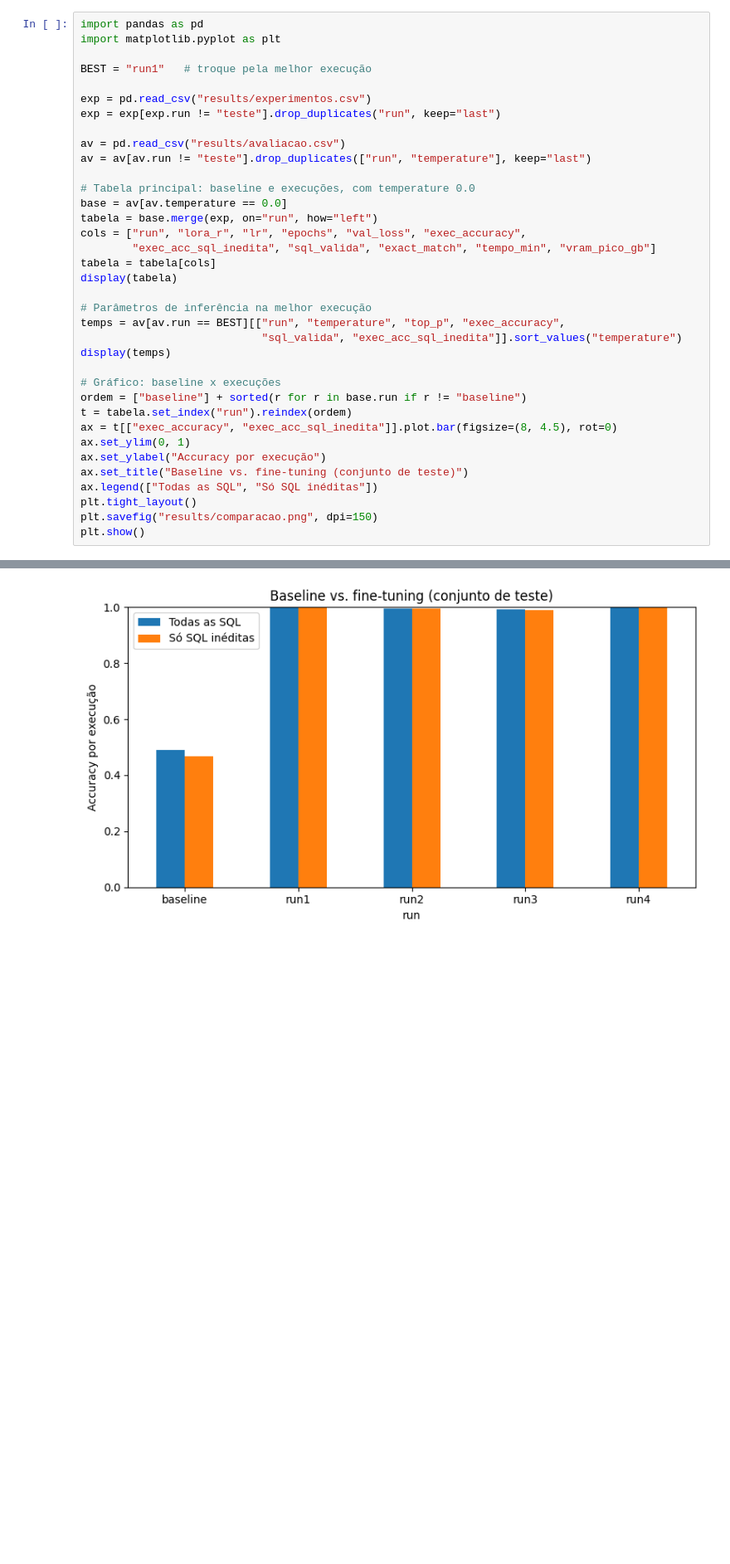
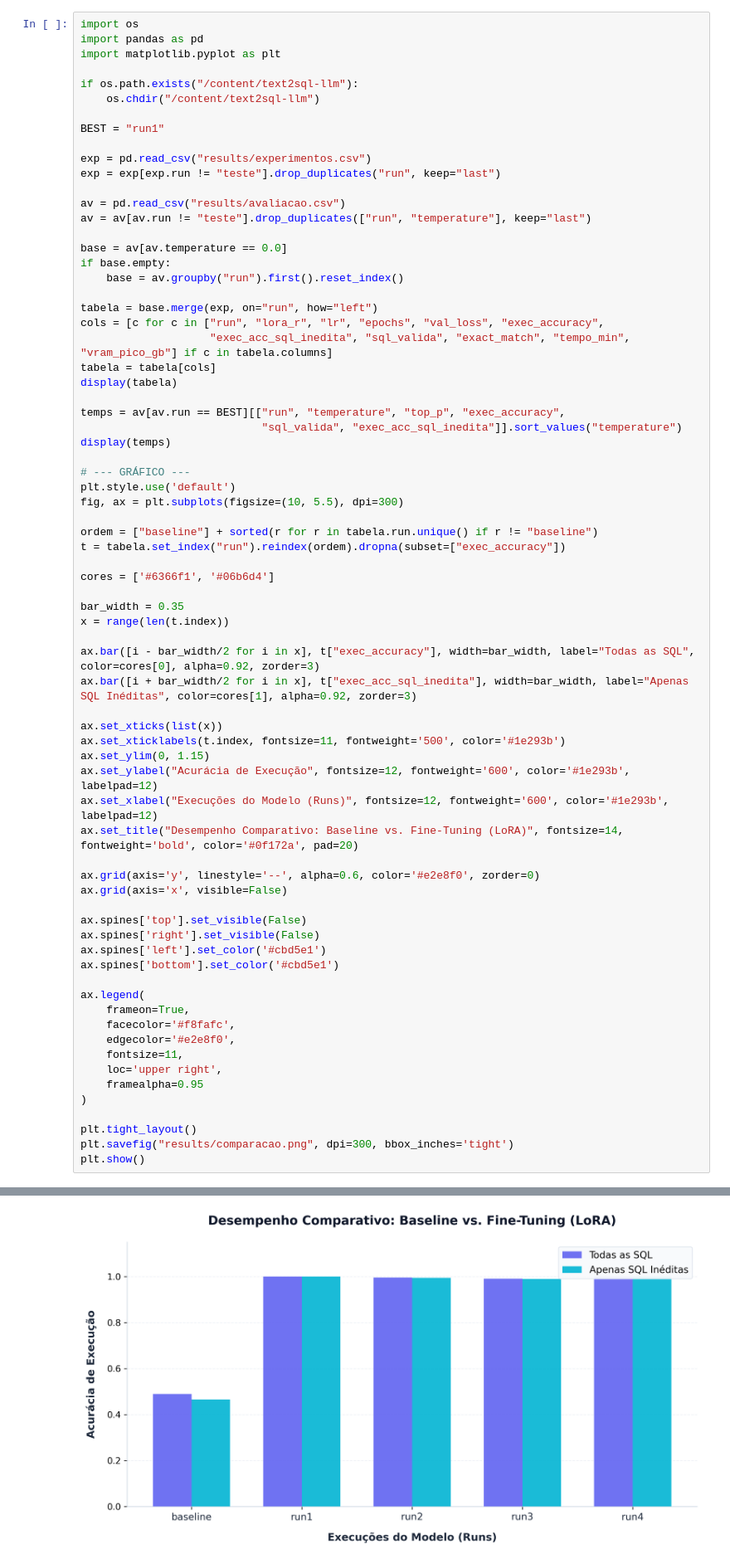
Before and after one commit to palomari/text2sql-llm, a Jupyter notebook: notebooks/text2sql_colab.ipynb, the cells around one changed output, grey strips where cells are left out. Shown at 83% size. Saved outputs shown, nothing was run; the diff lists cells and outputs as text; blank space fills up the shorter version.

```diff
--- a/notebooks/text2sql_colab.ipynb
+++ b/notebooks/text2sql_colab.ipynb
@@ -240,10 +243,14 @@ for t in [0.0, 0.3, 0.7, 1.0]:
 # %% [markdown]
 ## 8. Tabelas e gráfico
 # %%
+import os
 import pandas as pd
 import matplotlib.pyplot as plt
 
-BEST = "run1"   # troque pela melhor execução
+if os.path.exists("/content/text2sql-llm"):
+    os.chdir("/content/text2sql-llm")
+
+BEST = "run1"
 
 exp = pd.read_csv("results/experimentos.csv")
 exp = exp[exp.run != "teste"].drop_duplicates("run", keep="last")
@@ -251,29 +258,61 @@ exp = exp[exp.run != "teste"].drop_duplicates("run", keep="last")
 av = pd.read_csv("results/avaliacao.csv")
 av = av[av.run != "teste"].drop_duplicates(["run", "temperature"], keep="last")
 
-# Tabela principal: baseline e execuções, com temperature 0.0
 base = av[av.temperature == 0.0]
+if base.empty:
+    base = av.groupby("run").first().reset_index()
+
 tabela = base.merge(exp, on="run", how="left")
-cols = ["run", "lora_r", "lr", "epochs", "val_loss", "exec_accuracy",
-        "exec_acc_sql_inedita", "sql_valida", "exact_match", "tempo_min", "vram_pico_gb"]
+cols = [c for c in ["run", "lora_r", "lr", "epochs", "val_loss", "exec_accuracy",
+                    "exec_acc_sql_inedita", "sql_valida", "exact_match", "tempo_min", "vram_pico_gb"] if c in tabela.columns]
 tabela = tabela[cols]
 display(tabela)
 
-# Parâmetros de inferência na melhor execução
 temps = av[av.run == BEST][["run", "temperature", "top_p", "exec_accuracy",
                             "sql_valida", "exec_acc_sql_inedita"]].sort_values("temperature")
 display(temps)
 
-# Gráfico: baseline x execuções
-ordem = ["baseline"] + sorted(r for r in base.run if r != "baseline")
-t = tabela.set_index("run").reindex(ordem)
-ax = t[["exec_accuracy", "exec_acc_sql_inedita"]].plot.bar(figsize=(8, 4.5), rot=0)
-ax.set_ylim(0, 1)
-ax.set_ylabel("Accuracy por execução")
-ax.set_title("Baseline vs. fine-tuning (conjunto de teste)")
-ax.legend(["Todas as SQL", "Só SQL inéditas"])
+# --- GRÁFICO ---
+plt.style.use('default')
+fig, ax = plt.subplots(figsize=(10, 5.5), dpi=300)
+
+ordem = ["baseline"] + sorted(r for r in tabela.run.unique() if r != "baseline")
+t = tabela.set_index("run").reindex(ordem).dropna(subset=["exec_accuracy"])
+
+cores = ['#6366f1', '#06b6d4']
+
+bar_width = 0.35
+x = range(len(t.index))
+
+ax.bar([i - bar_width/2 for i in x], t["exec_accuracy"], width=bar_width, label="Todas as SQL", color=cores[0], alpha=0.92, zorder=3)
+ax.bar([i + bar_width/2 for i in x], t["exec_acc_sql_inedita"], width=bar_width, label="Apenas SQL Inéditas", color=cores[1], alpha=0.92, zorder=3)
+
+ax.set_xticks(list(x))
+ax.set_xticklabels(t.index, fontsize=11, fontweight='500', color='#1e293b')
+ax.set_ylim(0, 1.15)
+ax.set_ylabel("Acurácia de Execução", fontsize=12, fontweight='600', color='#1e293b', labelpad=12)
+ax.set_xlabel("Execuções do Modelo (Runs)", fontsize=12, fontweight='600', color='#1e293b', labelpad=12)
+ax.set_title("Desempenho Comparativo: Baseline vs. Fine-Tuning (LoRA)", fontsize=14, fontweight='bold', color='#0f172a', pad=20)
+
+ax.grid(axis='y', linestyle='--', alpha=0.6, color='#e2e8f0', zorder=0)
+ax.grid(axis='x', visible=False)
+
+ax.spines['top'].set_visible(False)
+ax.spines['right'].set_visible(False)
+ax.spines['left'].set_color('#cbd5e1')
+ax.spines['bottom'].set_color('#cbd5e1')
+
+ax.legend(
+    frameon=True,
+    facecolor='#f8fafc',
+    edgecolor='#e2e8f0',
+    fontsize=11,
+    loc='upper right',
+    framealpha=0.95
+)
+
 plt.tight_layout()
-plt.savefig("results/comparacao.png", dpi=150)
+plt.savefig("results/comparacao.png", dpi=300, bbox_inches='tight')
 plt.show()
 # %% [output]
 |  | run | lora_r | lr | epochs | val_loss | exec_accuracy | exec_acc_sql_inedita | sql_valida | ... |
@@ -290 +329 @@ plt.show()
-[figure, old version]
+[figure, new version]
```
Also changed, not shown: parts of 33 cells of this notebook, 3 other files.
